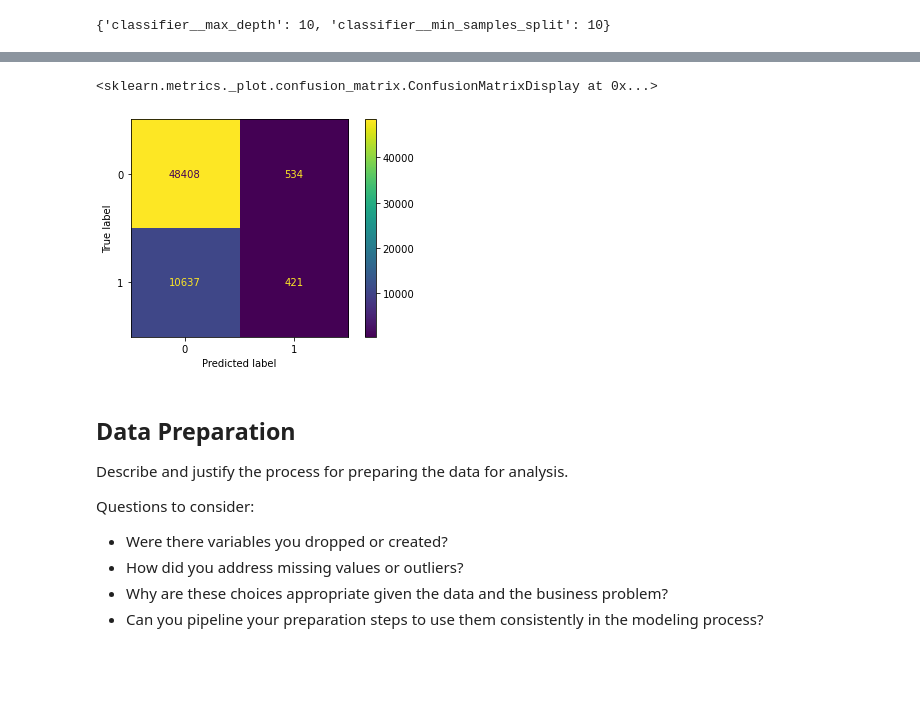
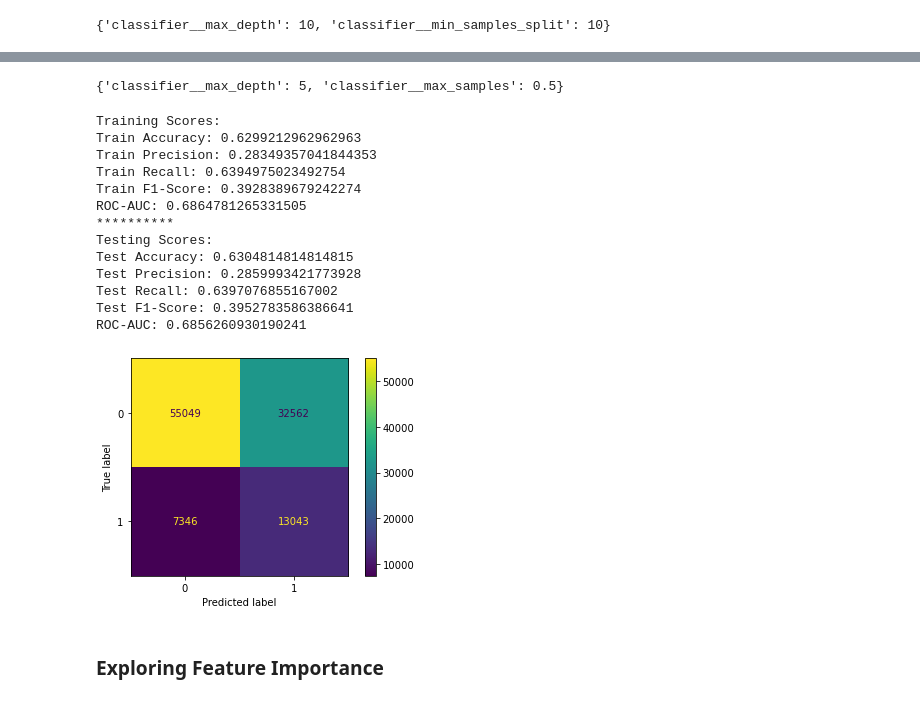
Before and after one commit to lindseyberlin/Cat-in-the-Dat-Project, a Jupyter notebook: notebooks/Lindsey/EDA-Initial-Models.ipynb, the cells around one changed output, grey strips where cells are left out. Cells and saved outputs as stored; diff of their text form; code cells hidden in the pictures; blank space fills up the shorter version.

Commit message:
Update notebook with feature importance exploration

```diff
--- a/notebooks/Lindsey/EDA-Initial-Models.ipynb
+++ b/notebooks/Lindsey/EDA-Initial-Models.ipynb
@@ -253,4 +399,9 @@ output.best_params_
+# %%
+param_grid = {
+    "classifier__max_depth": [3, 5],
+    "classifier__max_samples": [.5, None]
+}
+# %%
+grid = GridSearchCV(clf_rf, param_grid, scoring='f1')
 # %%
-output.best_estimator_.fit(X_train, y_train)
-
-val_preds = output.best_estimator_.predict(X_val)
+output = grid.fit(X_train, y_train)
@@ -277,16 +407,0 @@ Name: target, Length: 60000, dtype: int64
-# %%
-plot_confusion_matrix(output.best_estimator_, X_val, y_val)
-# %% [output]
-<sklearn.metrics._plot.confusion_matrix.ConfusionMatrixDisplay at 0x...>
-[figure, removed]
-# %% [markdown]
-## Data Preparation
-
-Describe and justify the process for preparing the data for analysis.
-
-Questions to consider:
-
-- Were there variables you dropped or created?
-- How did you address missing values or outliers?
-- Why are these choices appropriate given the data and the business problem?
-- Can you pipeline your preparation steps to use them consistently in the modeling process?
@@ -294,0 +408,23 @@ Questions to consider:
+# %%
+output.best_params_
+# %% [output]
+{'classifier__max_depth': 5, 'classifier__max_samples': 0.5}
+# %%
+evaluate(output.best_estimator_, X_train, X_test, y_train, y_test, roc_auc='proba')
+# %% [output]
+Training Scores:
+Train Accuracy: 0.6299212962962963
+Train Precision: 0.28349357041844353
+Train Recall: 0.6394975023492754
+Train F1-Score: 0.3928389679242274
+ROC-AUC: 0.6864781265331505
+**********
+Testing Scores:
+Test Accuracy: 0.6304814814814815
+Test Precision: 0.2859993421773928
+Test Recall: 0.6397076855167002
+Test F1-Score: 0.3952783586386641
+ROC-AUC: 0.6856260930190241
+[figure, added]
+# %% [markdown]
+### Exploring Feature Importance
```
Also changed, not shown: parts of 48 cells of this notebook.
